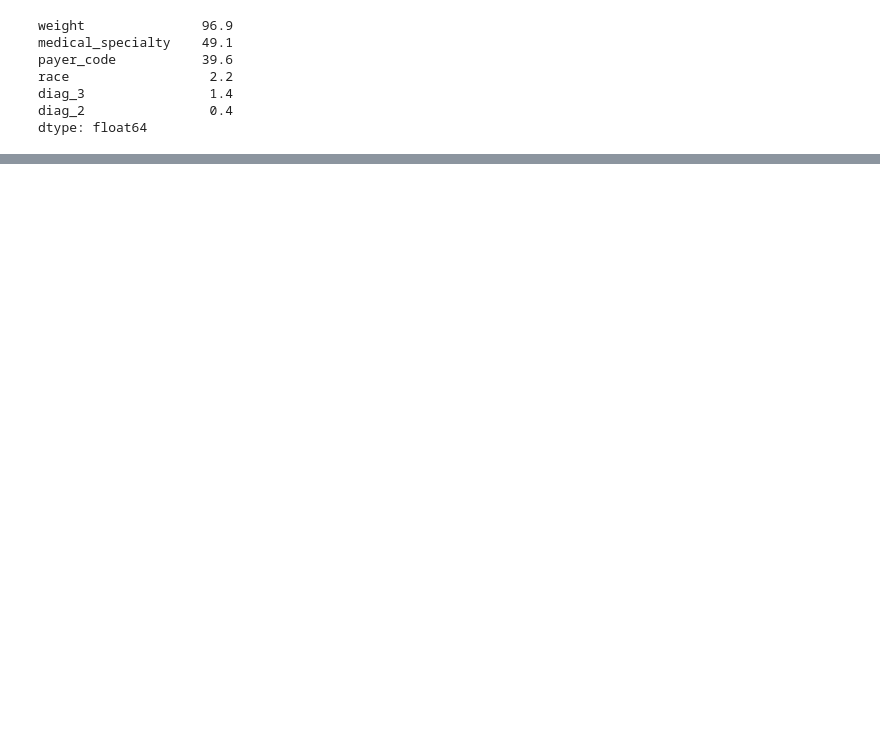
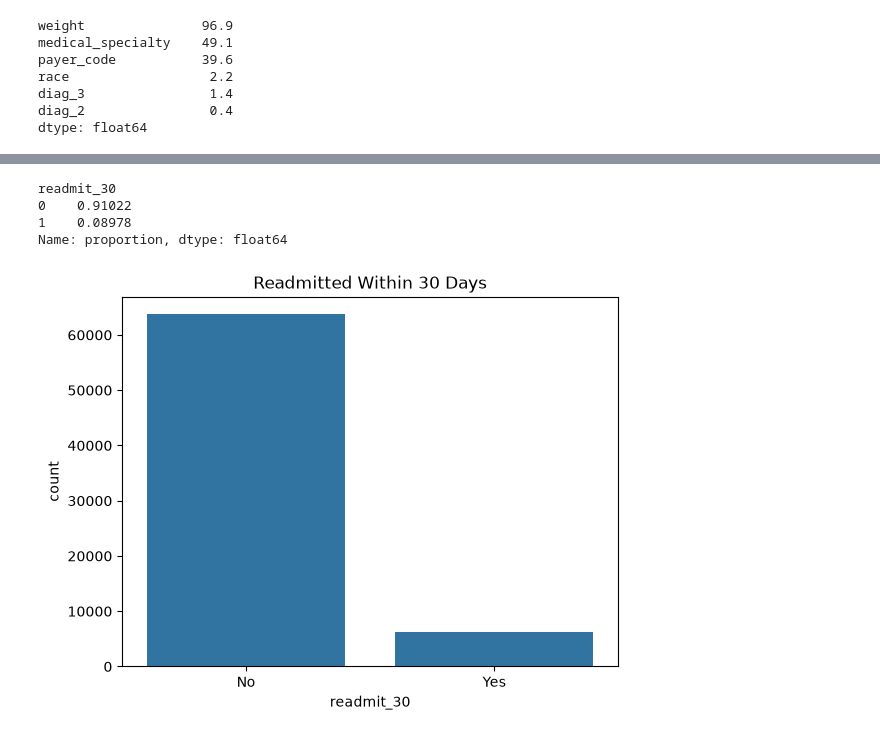
Before and after one commit to Jonah-Schwartz521/readmission-project, a Jupyter notebook: notebooks/readmission.ipynb, the cells around one changed output, grey strips where cells are left out. Drawn from its saved outputs; the diff is of its cells as text; code cells hidden in the pictures; blank space fills up the shorter version.

Commit message:
Fix diag_1 drop bug, add Step 4 header, fill in findings

```diff
--- a/notebooks/readmission.ipynb
+++ b/notebooks/readmission.ipynb
@@ -92,7 +95,7 @@ dtype: float64
 df = df.drop(columns=["weight"])
 
 # fill remaining missing text values with "Unknown"
-fill_cols = ["medical_specialty", "payer_code", "race", "diag_1", "diag_2", "diag_3"]
+fill_cols = ["medical_specialty", "payer_code", "race", "diag_2", "diag_3"]
 df[fill_cols] = df[fill_cols].fillna("Unknown")
 
 # drop 21 rows with no primary diagnosis (negligible loss)
@@ -99,0 +110,6 @@ df = df.dropna(subset=["diag_1"])
+# %%
+# discharge codes for patients who died or went to hospice bc they can't be readmitted
+exclude_ids = [11, 13, 14, 19, 20, 21]
+
+df = df[~df["discharge_disposition_id"].isin(exclude_ids)]
+df.shape
@@ -100,2 +123,5 @@ df = df.dropna(subset=["diag_1"])
 # %%
+# keep each patient's first encounter so the same person can't be in both train and test
+df = df.sort_values("encounter_id").drop_duplicates(subset="patient_nbr", keep="first")
+df.shape
 # %% [output]
@@ -102,0 +136,24 @@ Series([], dtype: int64)
+# %%
+# 1 = readmitted within 30 days, 0 = not (">30" and "NO" both count as 0)
+df["readmit_30"] = (df["readmitted"] == "<30").astype(int)
+df = df.drop(columns=["readmitted"])
+# %%
+# share of each class
+df["readmit_30"].value_counts(normalize=True)
+# %% [output]
+readmit_30
+0    0.91022
+1    0.08978
+Name: proportion, dtype: float64
+# %%
+# bar chart of the class balance
+import seaborn as sns
+import matplotlib.pyplot as plt
+
+sns.countplot(x="readmit_30", data=df)
+plt.title("Readmitted Within 30 Days")
+plt.xticks([0, 1], ["No", "Yes"])
+plt.savefig("../images/class_balance.png", bbox_inches="tight")
+plt.show()
+# %% [output]
+[figure, added]
```
Also changed, not shown: parts of 9 cells of this notebook, 1 other file.
